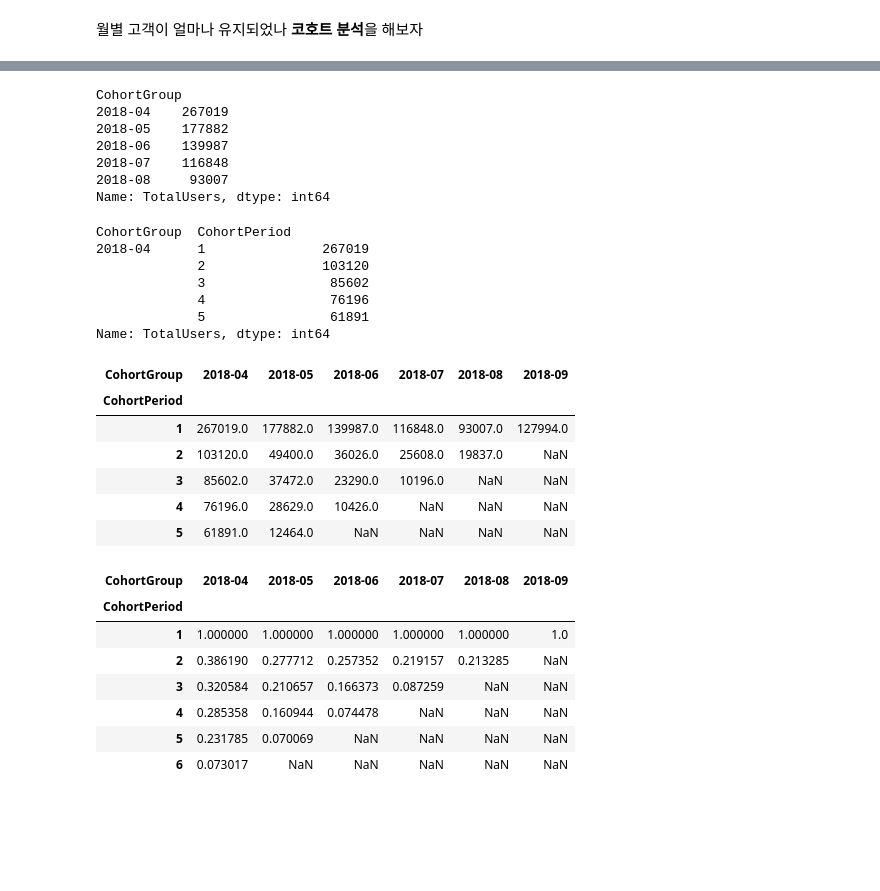
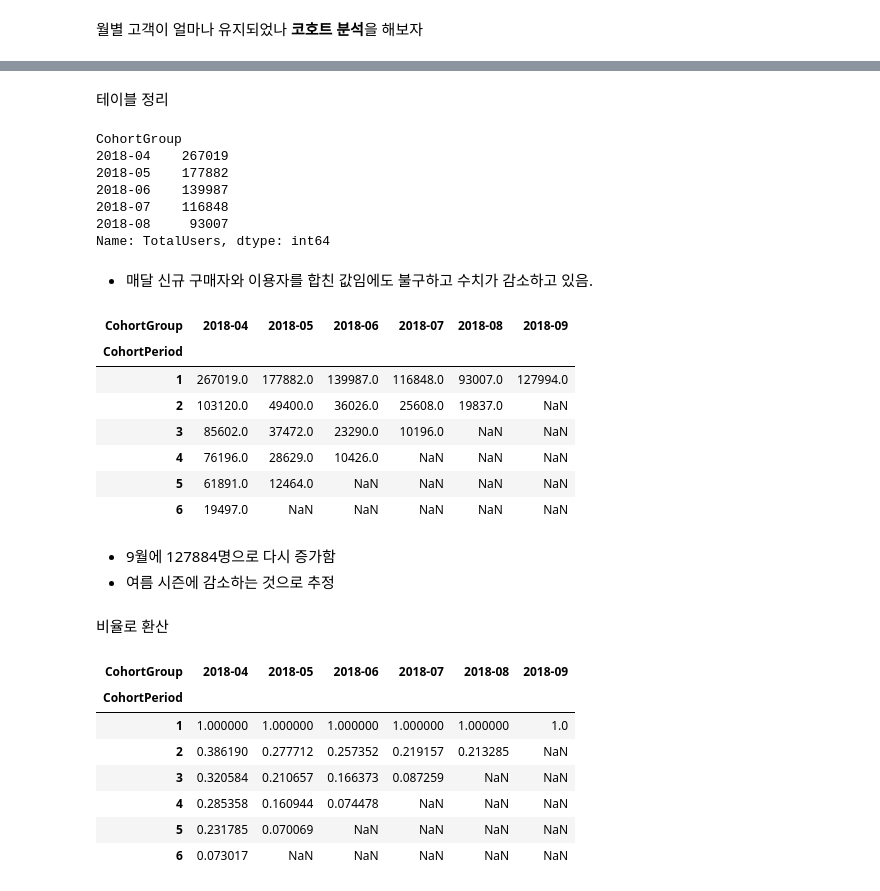
Before and after one commit to jinyoung-jung/Lotte_E-Commerce, a Jupyter notebook: 2.코호트 분석.ipynb, the cells around one changed output, grey strips where cells are left out. Saved outputs shown, nothing was run; the diff lists cells and outputs as text; code cells hidden in the pictures; blank space fills up the shorter version.

```diff
--- a/2.코호트 분석.ipynb
+++ b/2.코호트 분석.ipynb
@@ -101 +108,3 @@ cohorts.head()
+# %% [markdown]
+테이블 정리
 # %%
@@ -114,26 +122,24 @@ CohortGroup
 2018-07    116848
 2018-08     93007
 Name: TotalUsers, dtype: int64
+# %% [markdown]
+- 매달 신규 구매자와 이용자를 합친 값임에도 불구하고 수치가 감소하고 있음.
 # %%
-cohorts['TotalUsers'].head()
+cohorts['TotalUsers'].unstack(0)
 # %% [output]
-CohortGroup  CohortPeriod
-2018-04      1               267019
-             2               103120
-             3                85602
-             4                76196
-             5                61891
-Name: TotalUsers, dtype: int64
+| CohortGroup | 2018-04 | 2018-05 | 2018-06 | 2018-07 | 2018-08 | 2018-09 |
+| CohortPeriod |  |  |  |  |  |  |
+| 1 | 267019.0 | 177882.0 | 139987.0 | 116848.0 | 93007.0 | 127994.0 |
+| 2 | 103120.0 | 49400.0 | 36026.0 | 25608.0 | 19837.0 | NaN |
+| 3 | 85602.0 | 37472.0 | 23290.0 | 10196.0 | NaN | NaN |
+| 4 | 76196.0 | 28629.0 | 10426.0 | NaN | NaN | NaN |
+| 5 | 61891.0 | 12464.0 | NaN | NaN | NaN | NaN |
+| 6 | 19497.0 | NaN | NaN | NaN | NaN | NaN |
-# %%
-cohorts['TotalUsers'].unstack(0).head()
-# %% [output]
-| CohortGroup | 2018-04 | 2018-05 | 2018-06 | 2018-07 | 2018-08 | 2018-09 |
-| CohortPeriod |  |  |  |  |  |  |
-| 1 | 267019.0 | 177882.0 | 139987.0 | 116848.0 | 93007.0 | 127994.0 |
-| 2 | 103120.0 | 49400.0 | 36026.0 | 25608.0 | 19837.0 | NaN |
-| 3 | 85602.0 | 37472.0 | 23290.0 | 10196.0 | NaN | NaN |
-| 4 | 76196.0 | 28629.0 | 10426.0 | NaN | NaN | NaN |
-| 5 | 61891.0 | 12464.0 | NaN | NaN | NaN | NaN |
+# %% [markdown]
+- 9월에 127884명으로 다시 증가함
+- 여름 시즌에 감소하는 것으로 추정
+# %% [markdown]
+비율로 환산
 # %%
 user_retention = cohorts['TotalUsers'].unstack(0).divide(cohort_group_size, axis=1)
 user_retention.head(10)
```
Also changed, not shown: parts of 10 cells of this notebook, 5 other files.
